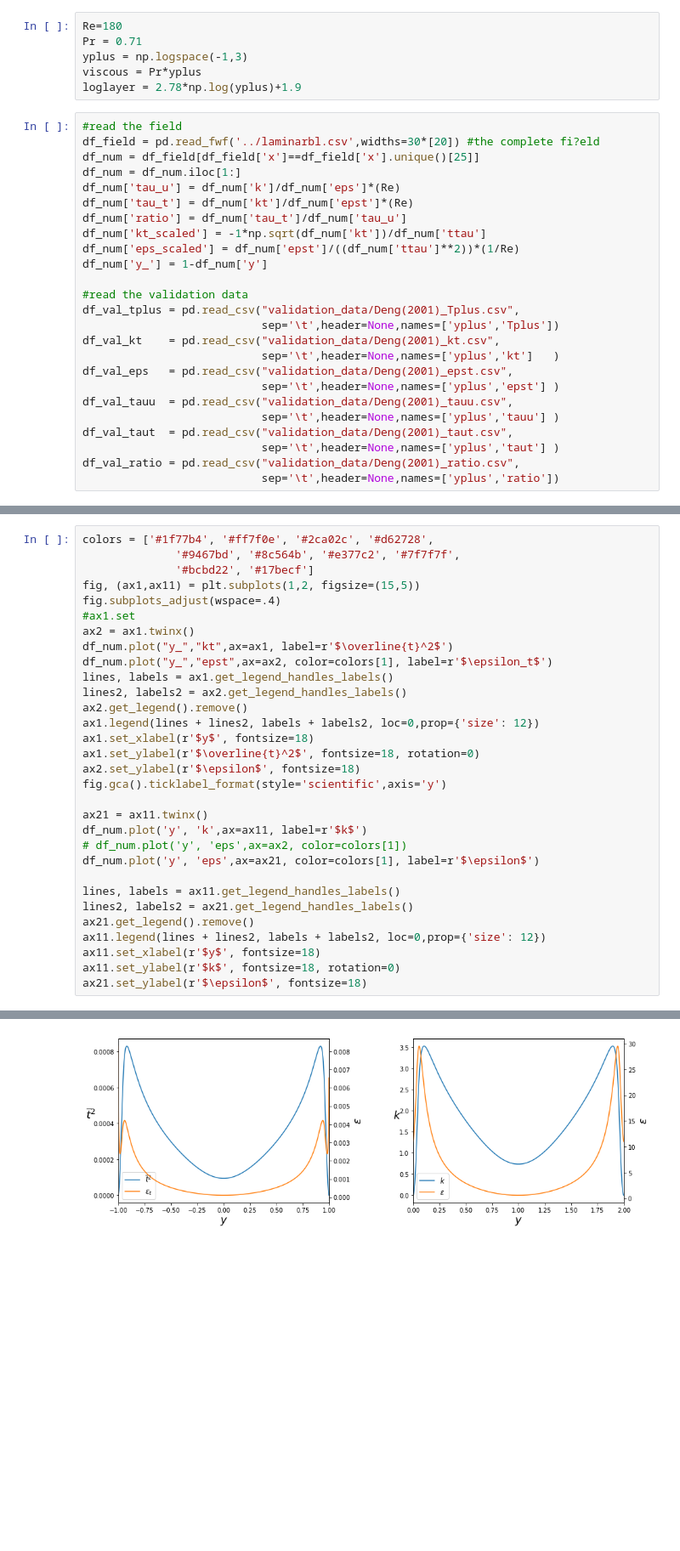
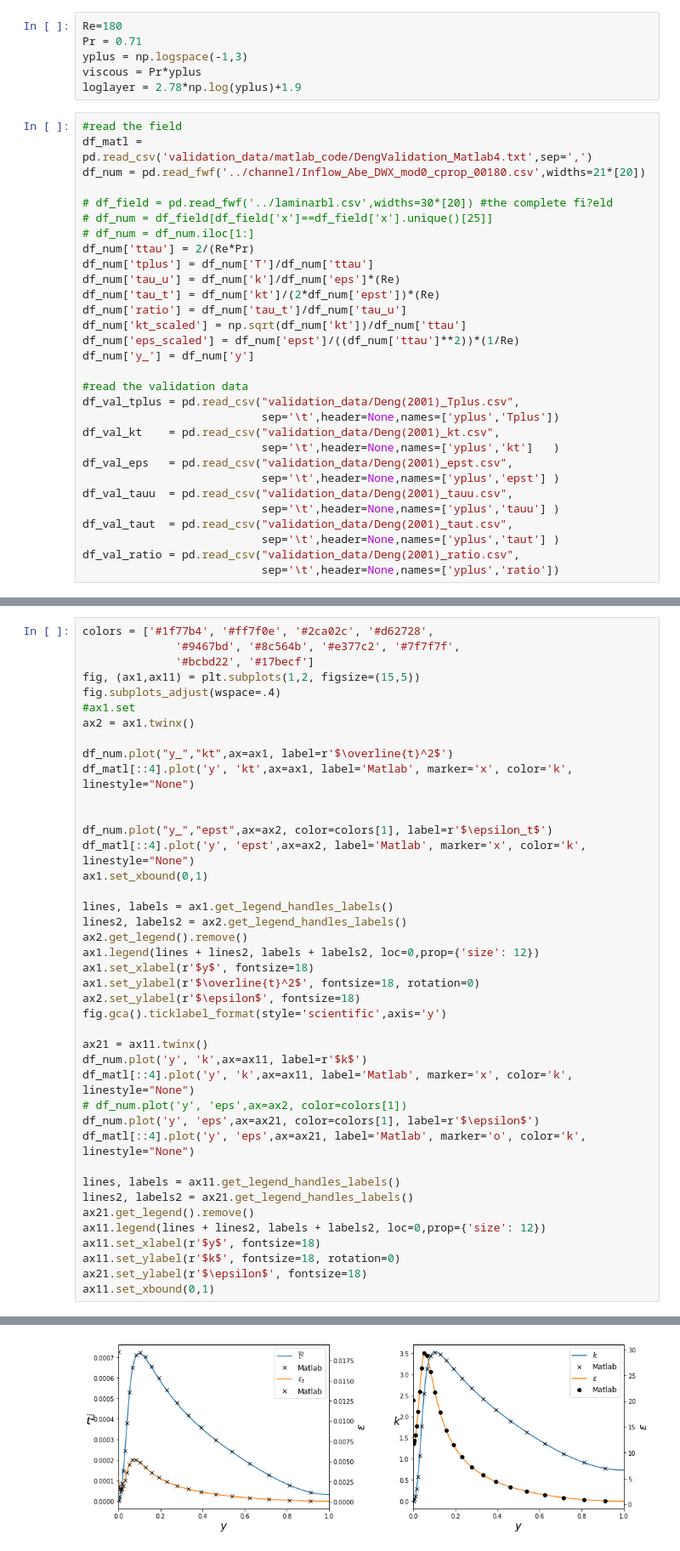
Before and after one commit to Fluid-Dynamics-Of-Energy-Systems-Team/RANS_pipe, a Jupyter notebook: notebooks/validation_Deng(2001).ipynb, the cells around one changed output, grey strips where cells are left out. Shown at 85% size. Saved outputs shown, nothing was run; the diff lists cells and outputs as text; blank space fills up the shorter version.

Commit message:
added the validation

```diff
--- a/notebooks/validation_Deng(2001).ipynb
+++ b/notebooks/validation_Deng(2001).ipynb
@@ -15,15 +15,20 @@ viscous = Pr*yplus
 loglayer = 2.78*np.log(yplus)+1.9
 # %%
 #read the field
-df_field = pd.read_fwf('../laminarbl.csv',widths=30*[20]) #the complete fi?eld
-df_num = df_field[df_field['x']==df_field['x'].unique()[25]]
-df_num = df_num.iloc[1:]
+df_matl = pd.read_csv('validation_data/matlab_code/DengValidation_Matlab4.txt',sep=',')
+df_num = pd.read_fwf('../channel/Inflow_Abe_DWX_mod0_cprop_00180.csv',widths=21*[20])
+
+# df_field = pd.read_fwf('../laminarbl.csv',widths=30*[20]) #the complete fi?eld
+# df_num = df_field[df_field['x']==df_field['x'].unique()[25]]
+# df_num = df_num.iloc[1:]
+df_num['ttau'] = 2/(Re*Pr)
+df_num['tplus'] = df_num['T']/df_num['ttau']
 df_num['tau_u'] = df_num['k']/df_num['eps']*(Re)
-df_num['tau_t'] = df_num['kt']/df_num['epst']*(Re)
+df_num['tau_t'] = df_num['kt']/(2*df_num['epst'])*(Re)
 df_num['ratio'] = df_num['tau_t']/df_num['tau_u']
-df_num['kt_scaled'] = -1*np.sqrt(df_num['kt'])/df_num['ttau']
+df_num['kt_scaled'] = np.sqrt(df_num['kt'])/df_num['ttau']
 df_num['eps_scaled'] = df_num['epst']/((df_num['ttau']**2))*(1/Re)
-df_num['y_'] = 1-df_num['y']
+df_num['y_'] = df_num['y']
 
 #read the validation data
 df_val_tplus = pd.read_csv("validation_data/Deng(2001)_Tplus.csv",
@@ -114,8 +112,15 @@ fig, (ax1,ax11) = plt.subplots(1,2, figsize=(15,5))
 fig.subplots_adjust(wspace=.4)
 #ax1.set
 ax2 = ax1.twinx()
+
 df_num.plot("y_","kt",ax=ax1, label=r'$\overline{t}^2$')
+df_matl[::4].plot('y', 'kt',ax=ax1, label='Matlab', marker='x', color='k', linestyle="None")
+
+
 df_num.plot("y_","epst",ax=ax2, color=colors[1], label=r'$\epsilon_t$')
+df_matl[::4].plot('y', 'epst',ax=ax2, label='Matlab', marker='x', color='k', linestyle="None")
+ax1.set_xbound(0,1)
+
 lines, labels = ax1.get_legend_handles_labels()
 lines2, labels2 = ax2.get_legend_handles_labels()
 ax2.get_legend().remove()
@@ -127,8 +132,10 @@ fig.gca().ticklabel_format(style='scientific',axis='y')
 
 ax21 = ax11.twinx()
 df_num.plot('y', 'k',ax=ax11, label=r'$k$')
+df_matl[::4].plot('y', 'k',ax=ax11, label='Matlab', marker='x', color='k', linestyle="None")
 # df_num.plot('y', 'eps',ax=ax2, color=colors[1])
 df_num.plot('y', 'eps',ax=ax21, color=colors[1], label=r'$\epsilon$')
+df_matl[::4].plot('y', 'eps',ax=ax21, label='Matlab', marker='o', color='k', linestyle="None")
 
 lines, labels = ax11.get_legend_handles_labels()
 lines2, labels2 = ax21.get_legend_handles_labels()
@@ -137,4 +144,5 @@ ax11.legend(lines + lines2, labels + labels2, loc=0,prop={'size': 12})
 ax11.set_xlabel(r'$y$', fontsize=18)
 ax11.set_ylabel(r'$k$', fontsize=18, rotation=0)
 ax21.set_ylabel(r'$\epsilon$', fontsize=18)
+ax11.set_xbound(0,1)
 # %% [output]
@@ -142,3 +149,3 @@ Text(0, 0.5, '$\\epsilon$')
-[figure, old version]
+[figure, new version]
 # %%
 fig, ax = plt.subplots()
```
Also changed, not shown: parts of 8 cells of this notebook, 46 other files.
